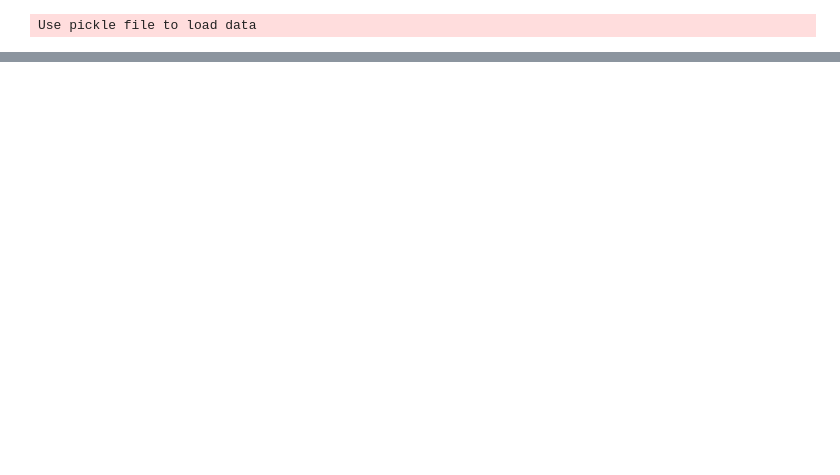
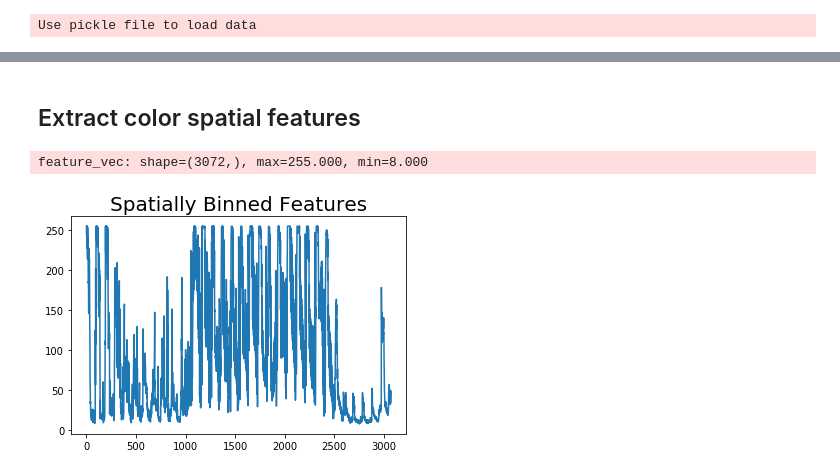
Before and after one commit to WangYuanMike/CarND-Vehicle-Detection, a Jupyter notebook: vehicle_detection.ipynb, the cells around one changed output, grey strips where cells are left out. Saved outputs shown, nothing was run; the diff lists cells and outputs as text; code cells hidden in the pictures; blank space fills up the shorter version.

```diff
--- a/vehicle_detection.ipynb
+++ b/vehicle_detection.ipynb
@@ -94,0 +144,35 @@ plt.show()
+# %% [markdown]
+## Extract color spatial features
+# %%
+# Define a function to compute color histogram features
+# Pass the color_space flag as 3-letter all caps string
+# like 'HSV' or 'LUV' etc.
+def bin_spatial(img, color_space='RGB', size=(32, 32)):
+    # Convert image to new color space (if specified)
+    if color_space != 'RGB':
+        if color_space == 'HSV':
+            feature_image = cv2.cvtColor(img, cv2.COLOR_RGB2HSV)
+        elif color_space == 'LUV':
+            feature_image = cv2.cvtColor(img, cv2.COLOR_RGB2LUV)
+        elif color_space == 'HLS':
+            feature_image = cv2.cvtColor(img, cv2.COLOR_RGB2HLS)
+        elif color_space == 'YUV':
+            feature_image = cv2.cvtColor(img, cv2.COLOR_RGB2YUV)
+        elif color_space == 'YCrCb':
+            feature_image = cv2.cvtColor(img, cv2.COLOR_RGB2YCrCb)
+    else: feature_image = np.copy(img)
+    # Use cv2.resize().ravel() to create the feature vector
+    features = cv2.resize(feature_image, size).ravel()
+    # Return the feature vector
+    return features
+
+feature_vec = bin_spatial(image, color_space='RGB', size=(32, 32))
+
+# Plot features
+logger.info('feature_vec: shape={}, max={:.3f}, min={:.3f}'.format(np.shape(feature_vec), np.max(feature_vec), np.min(feature_vec)))
+plt.plot(feature_vec)
+plt.title('Spatially Binned Features', fontsize=20)
+plt.show()
+# %% [output]
+feature_vec: shape=(3072,), max=255.000, min=8.000
+[figure, added]
```
Also changed, not shown: parts of 13 cells of this notebook.
